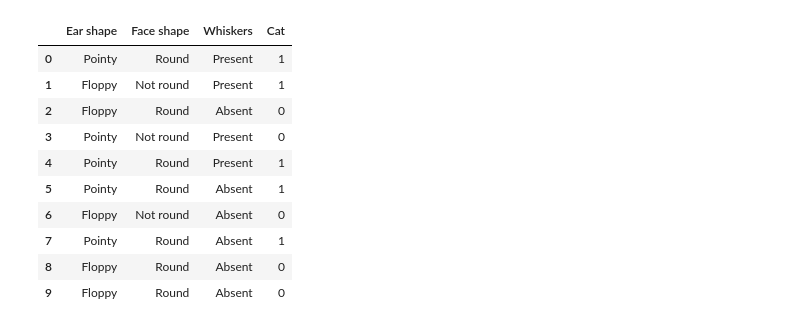
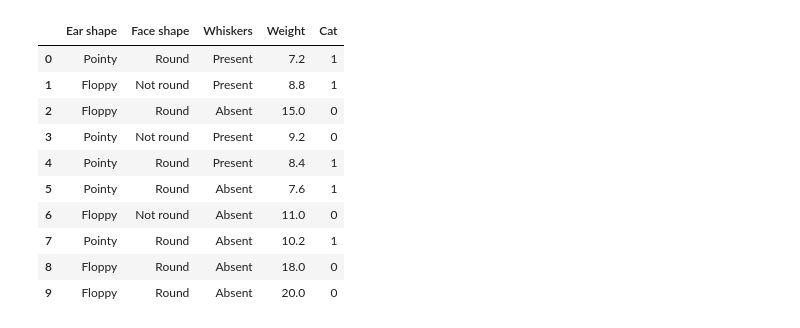
Before and after one commit to phucnguyenhoank/test_one, a Jupyter notebook: decision_tree_t1.ipynb, the cells around one changed output. Cells and saved outputs as stored; diff of their text form; code cells hidden in the pictures.

```diff
--- a/decision_tree_t1.ipynb
+++ b/decision_tree_t1.ipynb
@@ -1,29 +1,31 @@
 # %%
 import pandas as pd
-from sklearn.preprocessing import OneHotEncoder
+from sklearn.preprocessing import OneHotEncoder, OrdinalEncoder
 from sklearn.tree import DecisionTreeClassifier, plot_tree
 from sklearn.model_selection import train_test_split
+from sklearn.compose import ColumnTransformer
 import matplotlib.pyplot as plt
 import numpy as np
 
 # Step 1: Create a simple dataset
 data = {
     'Ear shape': ['Pointy', 'Floppy', 'Floppy', 'Pointy', 'Pointy', 'Pointy', 'Floppy', 'Pointy', 'Floppy', 'Floppy'],
     'Face shape': ['Round', 'Not round', 'Round', 'Not round', 'Round', 'Round', 'Not round', 'Round', 'Round', 'Round'],
     'Whiskers': ['Present', 'Present', 'Absent', 'Present', 'Present', 'Absent', 'Absent', 'Absent', 'Absent', 'Absent'],
+    'Weight': [7.2, 8.8, 15, 9.2, 8.4, 7.6, 11, 10.2, 18, 20],
     'Cat': [1, 1, 0, 0, 1, 1, 0, 1, 0, 0]
 }
 df = pd.DataFrame(data)
 df
 # %% [output]
-|  | Ear shape | Face shape | Whiskers | Cat |
-| 0 | Pointy | Round | Present | 1 |
-| 1 | Floppy | Not round | Present | 1 |
-| 2 | Floppy | Round | Absent | 0 |
-| 3 | Pointy | Not round | Present | 0 |
-| 4 | Pointy | Round | Present | 1 |
-| 5 | Pointy | Round | Absent | 1 |
-| 6 | Floppy | Not round | Absent | 0 |
-| 7 | Pointy | Round | Absent | 1 |
-| 8 | Floppy | Round | Absent | 0 |
-| 9 | Floppy | Round | Absent | 0 |
+|  | Ear shape | Face shape | Whiskers | Weight | Cat |
+| 0 | Pointy | Round | Present | 7.2 | 1 |
+| 1 | Floppy | Not round | Present | 8.8 | 1 |
+| 2 | Floppy | Round | Absent | 15.0 | 0 |
+| 3 | Pointy | Not round | Present | 9.2 | 0 |
+| 4 | Pointy | Round | Present | 8.4 | 1 |
+| 5 | Pointy | Round | Absent | 7.6 | 1 |
+| 6 | Floppy | Not round | Absent | 11.0 | 0 |
+| 7 | Pointy | Round | Absent | 10.2 | 1 |
+| 8 | Floppy | Round | Absent | 18.0 | 0 |
+| 9 | Floppy | Round | Absent | 20.0 | 0 |
```
Also changed, not shown: parts of 9 cells of this notebook.
